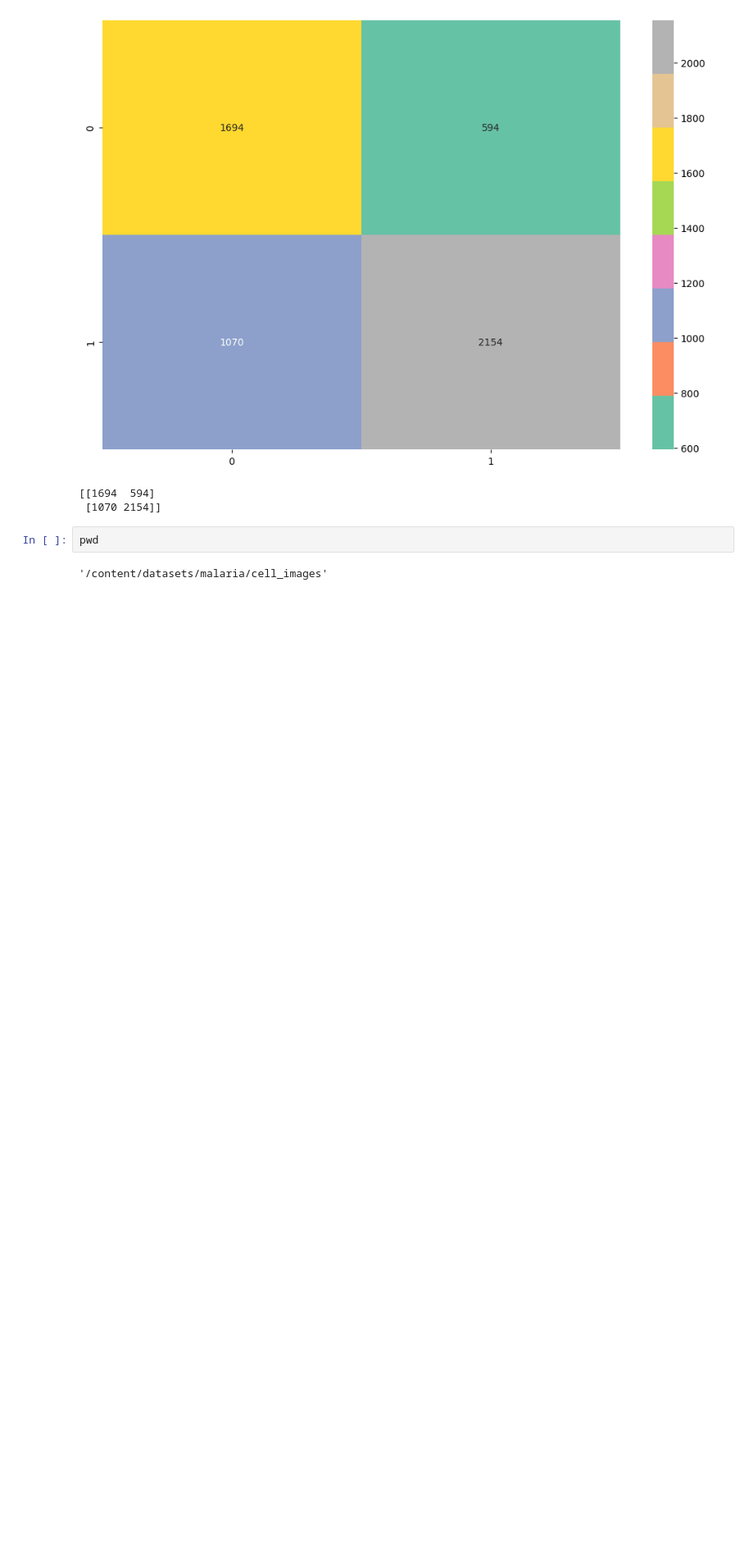
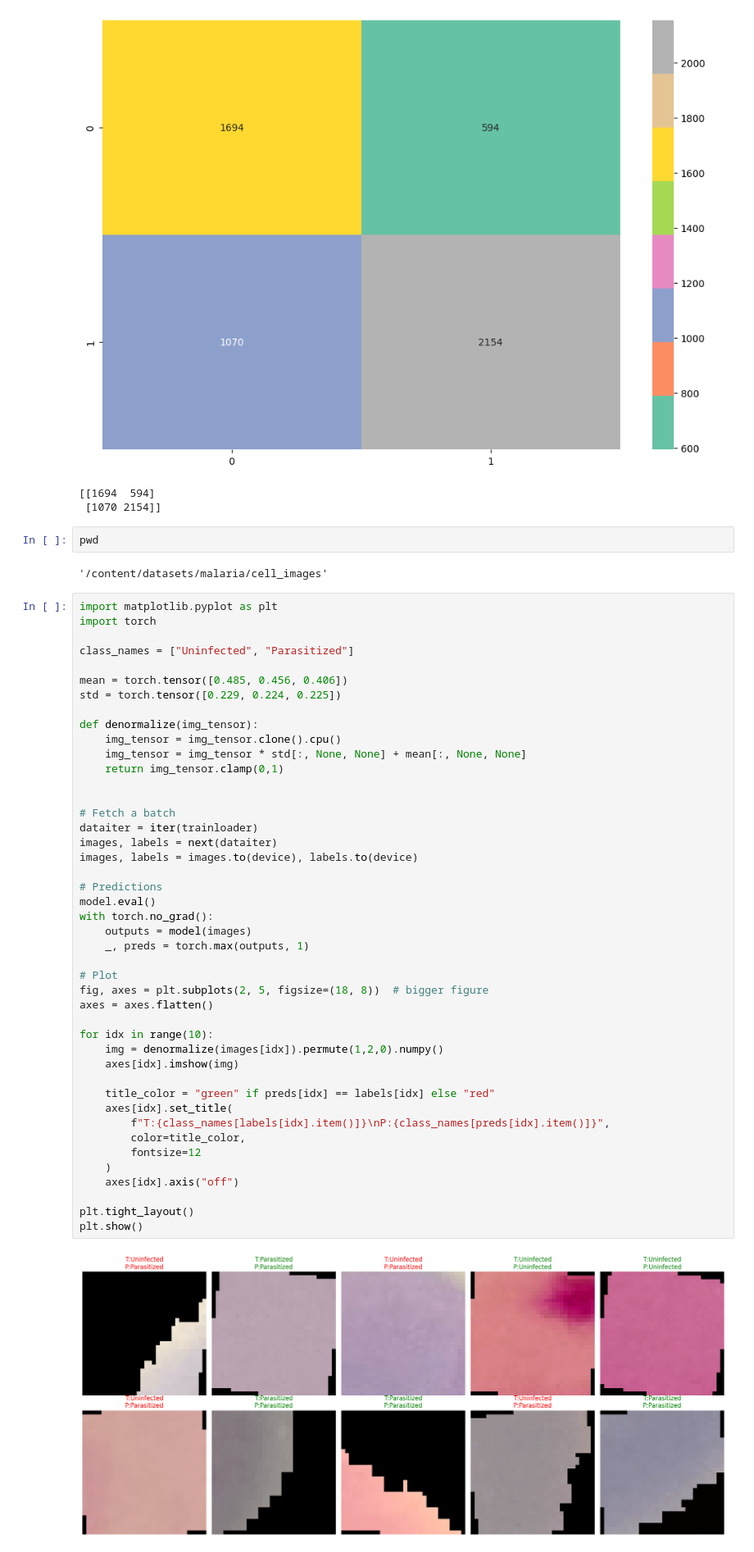
Before and after one commit to stee1011/Malaria-parasite-classification-with-deep-learning, a Jupyter notebook: Untitled10.ipynb, the cells around one changed output. Shown at 82% size. Saved outputs shown, nothing was run; the diff lists cells and outputs as text; blank space fills up the shorter version.

```diff
--- a/Untitled10.ipynb
+++ b/Untitled10.ipynb
@@ -335,3 +337,49 @@ weighted avg       0.71      0.70      0.70      5512
 pwd
 # %% [output]
 '/content/datasets/malaria/cell_images'
+# %%
+import matplotlib.pyplot as plt
+import torch
+
+class_names = ["Uninfected", "Parasitized"]
+
+mean = torch.tensor([0.485, 0.456, 0.406])
+std = torch.tensor([0.229, 0.224, 0.225])
+
+def denormalize(img_tensor):
+    img_tensor = img_tensor.clone().cpu()
+    img_tensor = img_tensor * std[:, None, None] + mean[:, None, None]
+    return img_tensor.clamp(0,1)
+
+
+# Fetch a batch
+dataiter = iter(trainloader)
+images, labels = next(dataiter)
+images, labels = images.to(device), labels.to(device)
+
+# Predictions
+model.eval()
+with torch.no_grad():
+    outputs = model(images)
+    _, preds = torch.max(outputs, 1)
+
+# Plot
+fig, axes = plt.subplots(2, 5, figsize=(18, 8))  # bigger figure
+axes = axes.flatten()
+
+for idx in range(10):
+    img = denormalize(images[idx]).permute(1,2,0).numpy()
+    axes[idx].imshow(img)
+
+    title_color = "green" if preds[idx] == labels[idx] else "red"
+    axes[idx].set_title(
+        f"T:{class_names[labels[idx].item()]}\nP:{class_names[preds[idx].item()]}",
+        color=title_color,
+        fontsize=12
+    )
+    axes[idx].axis("off")
+
+plt.tight_layout()
+plt.show()
+# %% [output]
+[figure, added]
```
Also changed, not shown: parts of 1 cell of this notebook.
